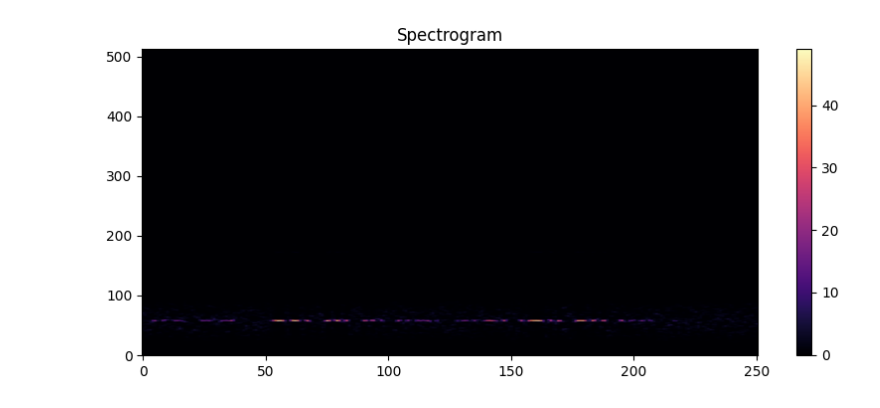
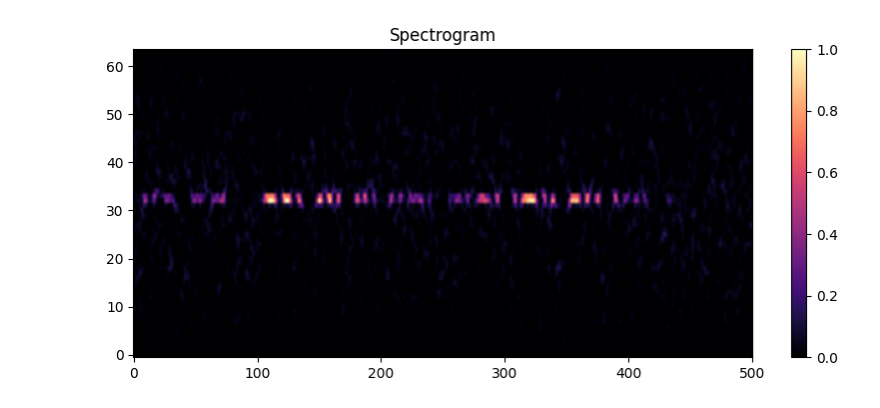
Before and after one commit to DesMonNt/KONTUR_CONTEST_2025, a Jupyter notebook: pipeline.ipynb, the cells around one changed output. Drawn from its saved outputs; the diff is of its cells as text; code cells hidden in the pictures.

```diff
--- a/pipeline.ipynb
+++ b/pipeline.ipynb
@@ -14,18 +14,17 @@ DEBUG = False
 # %%
 from morse import MorsePreprocessing
 
 waveform, sample_rate = torchaudio.load(os.path.join(DATASET_PATH, '21600.opus'))
-
-transform = MorsePreprocessing()
+transform = MorsePreprocessing(alpha=0.1, n_fft=1024, hop_length=128, margin=32, power=2)
 spec = transform(waveform)
 
 plt.figure(figsize=(10, 4))
 plt.imshow(spec[0,:,:].numpy(), aspect='auto', origin='lower', cmap='magma')
 plt.title('Spectrogram')
 plt.colorbar()
 plt.show()
 # %% [output]
-[figure, old version]
+[figure, new version]
 # %%
 from preprocessing import preprocess_dataset
 
```
Also changed, not shown: parts of 7 cells of this notebook, 3 other files.
